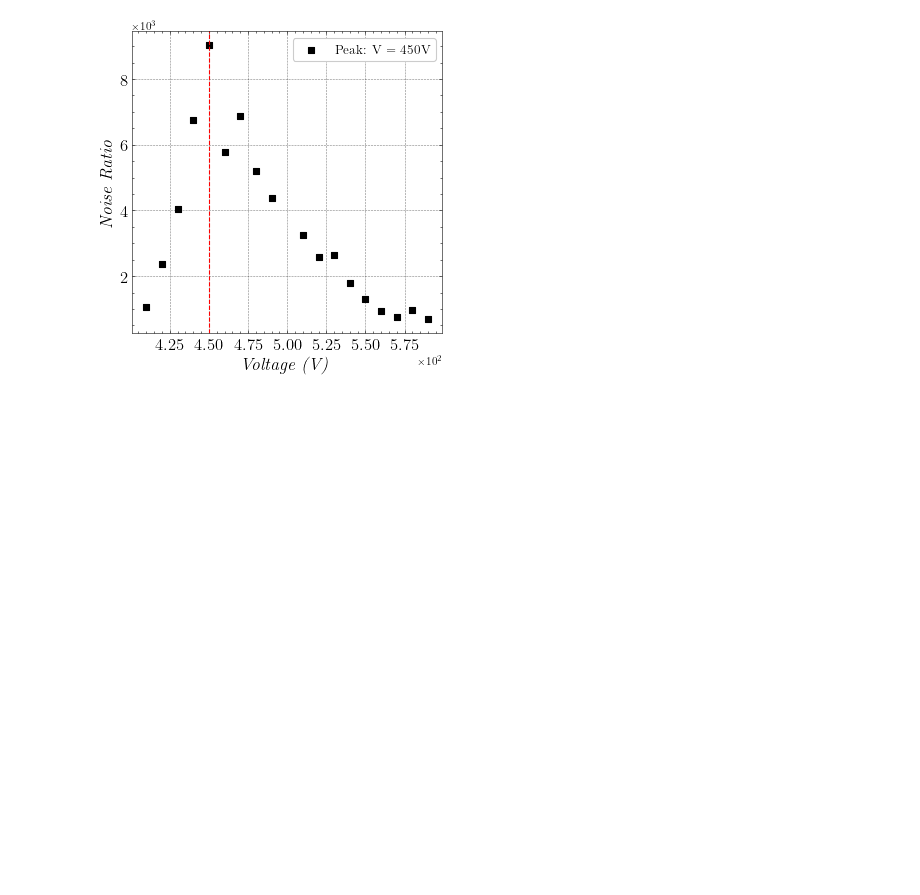
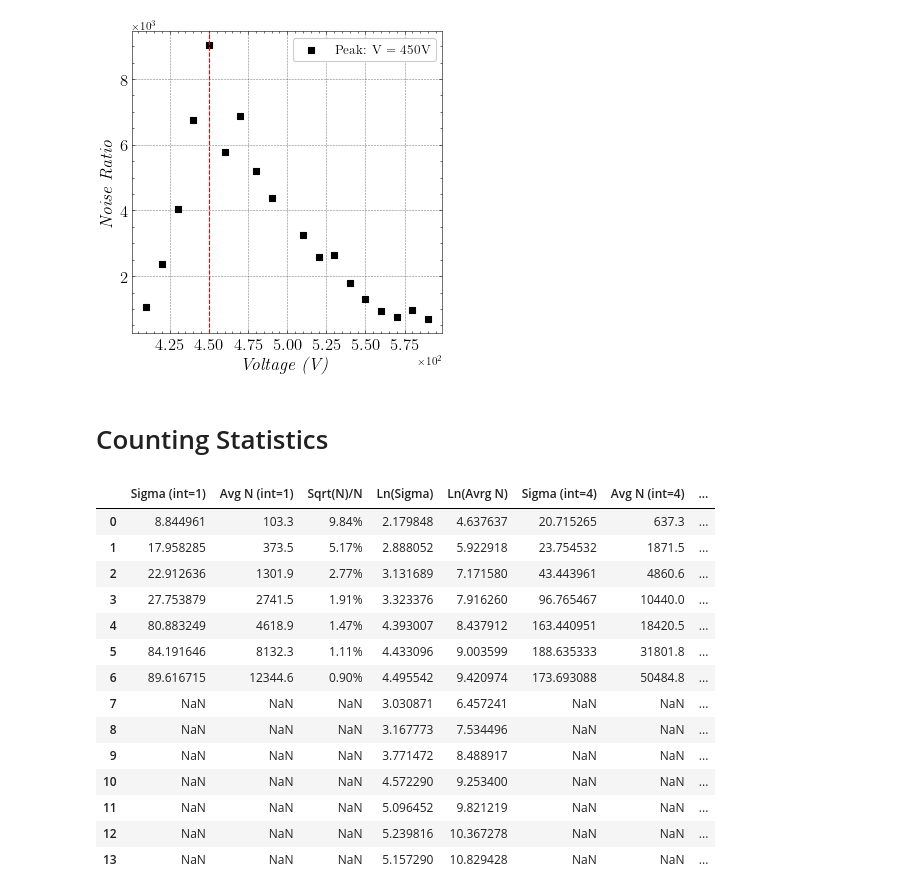
Before and after one commit to rvizarreta/ModernLab, a Jupyter notebook: 8. Double Slit Interference/PreLab2.ipynb, the cells around one changed output. Saved outputs shown, nothing was run; the diff lists cells and outputs as text; code cells hidden in the pictures; blank space fills up the shorter version.

```diff
--- a/8. Double Slit Interference/PreLab2.ipynb
+++ b/8. Double Slit Interference/PreLab2.ipynb
@@ -76,3 +76,5 @@ xdata, ydata = df['Voltage (V)'], df['Noise ratio']
 LinearPlot(xdata,ydata,'black','Voltage (V)','Noise Ratio')
 # %% [output]
 [figure]
+# %% [markdown]
+# Counting Statistics
@@ -78,0 +108,26 @@ LinearPlot(xdata,ydata,'black','Voltage (V)','Noise Ratio')
+# %%
+# READING THE DATA FROM GOOGLE SHEETS ---------------------------------------
+googleSheetId = '1iYbA_X-BAgKxj-p5xsn6TMuqubb39IdXJCk7EbgtABg'
+workSheetName = 'Counting_Stats'
+URL = 'https://docs.google.com/spreadsheets/d/{0}/gviz/tq?tqx=out:csv&sheet={1}'.format(
+    googleSheetId, workSheetName)
+df = pd.read_csv(URL)
+df = df.iloc[: , 21:30]
+#df['Error noise'] = df.apply(lambda x: uncertainty_var([x['Light Count Rate- L'], x['Dark Count Rate - D']], [x['L-Uncertainty'], x['D-Uncertainty']], noiseRatio), axis=1)
+df
+# %% [output]
+|  | Sigma (int=1) | Avg N (int=1) | Sqrt(N)/N | Ln(Sigma) | Ln(Avrg N) | Sigma (int=4) | Avg N (int=4) | ... |
+| 0 | 8.844961 | 103.3 | 9.84% | 2.179848 | 4.637637 | 20.715265 | 637.3 | ... |
+| 1 | 17.958285 | 373.5 | 5.17% | 2.888052 | 5.922918 | 23.754532 | 1871.5 | ... |
+| 2 | 22.912636 | 1301.9 | 2.77% | 3.131689 | 7.171580 | 43.443961 | 4860.6 | ... |
+| 3 | 27.753879 | 2741.5 | 1.91% | 3.323376 | 7.916260 | 96.765467 | 10440.0 | ... |
+| 4 | 80.883249 | 4618.9 | 1.47% | 4.393007 | 8.437912 | 163.440951 | 18420.5 | ... |
+| 5 | 84.191646 | 8132.3 | 1.11% | 4.433096 | 9.003599 | 188.635333 | 31801.8 | ... |
+| 6 | 89.616715 | 12344.6 | 0.90% | 4.495542 | 9.420974 | 173.693088 | 50484.8 | ... |
+| 7 | NaN | NaN | NaN | 3.030871 | 6.457241 | NaN | NaN | ... |
+| 8 | NaN | NaN | NaN | 3.167773 | 7.534496 | NaN | NaN | ... |
+| 9 | NaN | NaN | NaN | 3.771472 | 8.488917 | NaN | NaN | ... |
+| 10 | NaN | NaN | NaN | 4.572290 | 9.253400 | NaN | NaN | ... |
+| 11 | NaN | NaN | NaN | 5.096452 | 9.821219 | NaN | NaN | ... |
+| 12 | NaN | NaN | NaN | 5.239816 | 10.367278 | NaN | NaN | ... |
+| 13 | NaN | NaN | NaN | 5.157290 | 10.829428 | NaN | NaN | ... |
```
Also changed, not shown: parts of 4 cells of this notebook, 6 other files.
